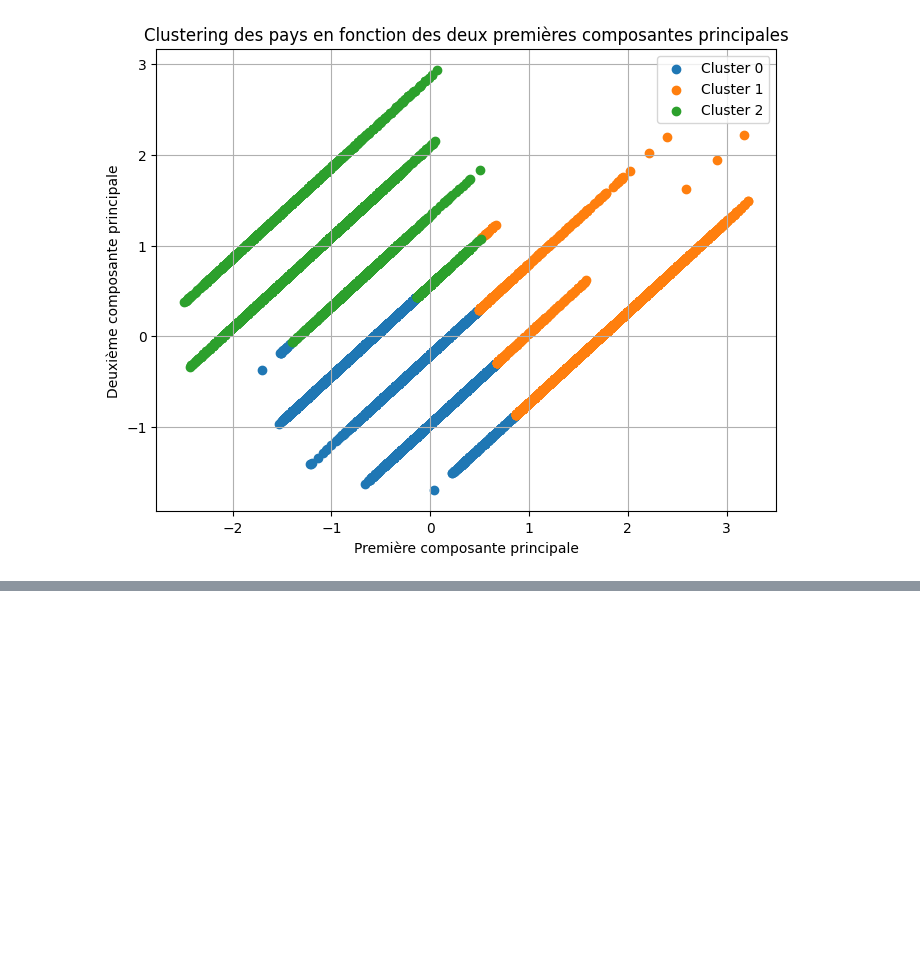
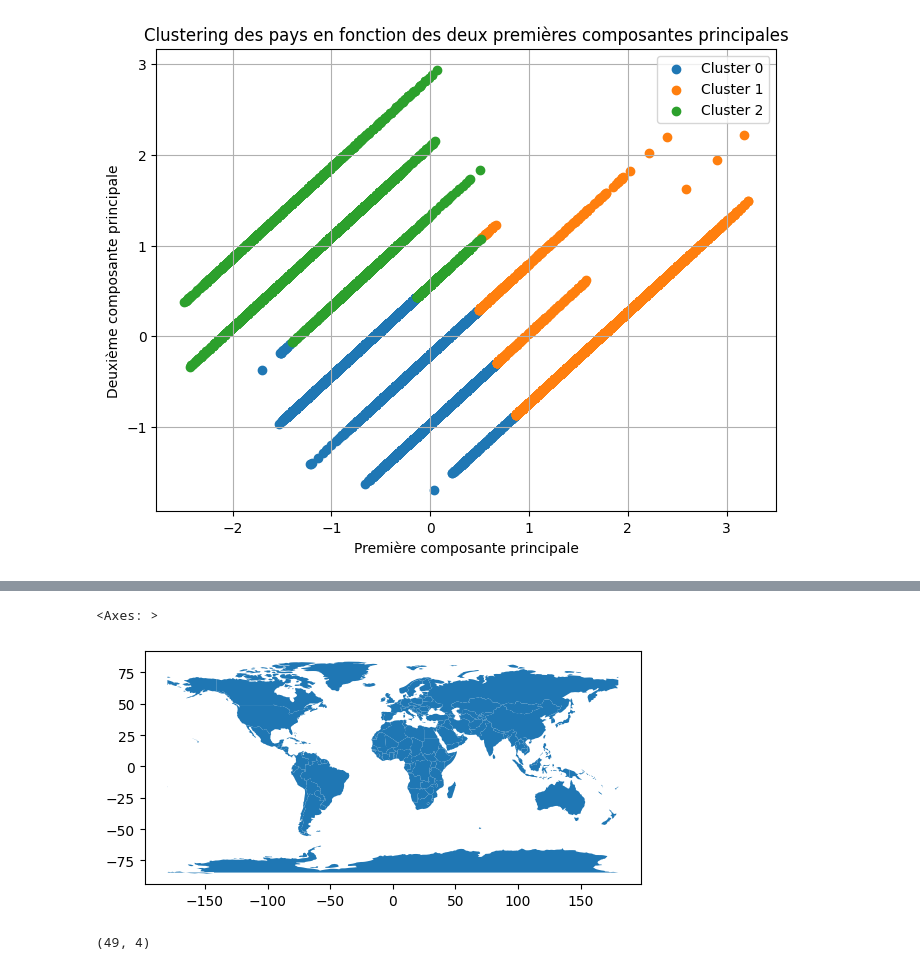
Before and after one commit to jonathanduc/OpenData-Project, a Jupyter notebook: notebook/notebook_test_ml.ipynb, the cells around one changed output, grey strips where cells are left out. Drawn from its saved outputs; the diff is of its cells as text; code cells hidden in the pictures; blank space fills up the shorter version.

```diff
--- a/notebook/notebook_test_ml.ipynb
+++ b/notebook/notebook_test_ml.ipynb
@@ -493,0 +539,12 @@ plt.show()
+# %%
+import pandas as pd
+# Charger les coordonnées géographiques
+#@st.cache_data
+def load_geodata():
+    geojson_url = "https://raw.githubusercontent.com/johan/world.geo.json/master/countries.geo.json"
+    gdf = gpd.read_file(geojson_url)
+    # Extraire le code ISO alpha-3
+    gdf['ISO_A3'] = gdf['id']
+    return gdf
+
+coordinates_df = load_geodata()
@@ -493,0 +567,9 @@ plt.show()
+# %%
+coordinates_df.plot()
+# %% [output]
+<Axes: >
+[figure, added]
+# %%
+data.shape
+# %% [output]
+(49, 4)
```
Also changed, not shown: parts of 18 cells of this notebook, 1 other file.
